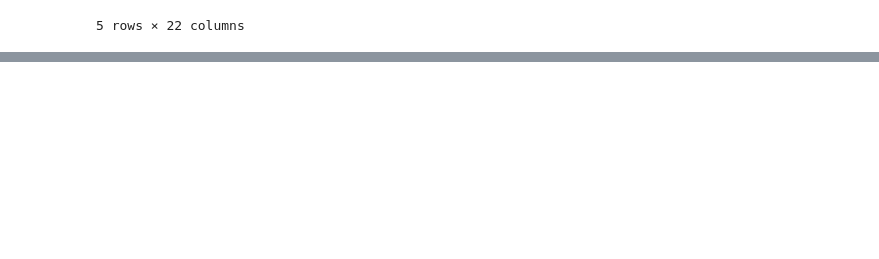
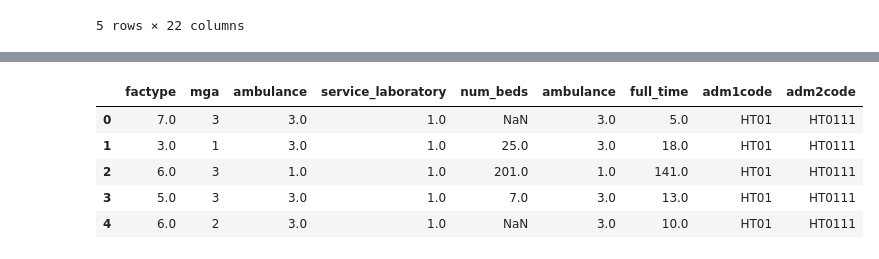
Before and after one commit to wizking-code/Covid-19-Project, a Jupyter notebook: sqlserver.ipynb, the cells around one changed output, grey strips where cells are left out. Cells and saved outputs as stored; diff of their text form; code cells hidden in the pictures; blank space fills up the shorter version.

```diff
--- a/sqlserver.ipynb
+++ b/sqlserver.ipynb
@@ -310,3 +342,12 @@ f_mergeclean = f_merge.loc[:,['factype','mga','ambulance','service_laboratory',
+# %%
+f_mergeclean.head()
+# %% [output]
+|  | factype | mga | ambulance | service_laboratory | num_beds | ambulance | full_time | adm1code | adm2code |
+| 0 | 7.0 | 3 | 3.0 | 1.0 | NaN | 3.0 | 5.0 | HT01 | HT0111 |
+| 1 | 3.0 | 1 | 3.0 | 1.0 | 25.0 | 3.0 | 18.0 | HT01 | HT0111 |
+| 2 | 6.0 | 3 | 1.0 | 1.0 | 201.0 | 1.0 | 141.0 | HT01 | HT0111 |
+| 3 | 5.0 | 3 | 3.0 | 1.0 | 7.0 | 3.0 | 13.0 | HT01 | HT0111 |
+| 4 | 6.0 | 2 | 3.0 | 1.0 | NaN | 3.0 | 10.0 | HT01 | HT0111 |
 # %%
 import urllib
 
```
Also changed, not shown: parts of 8 cells of this notebook.
